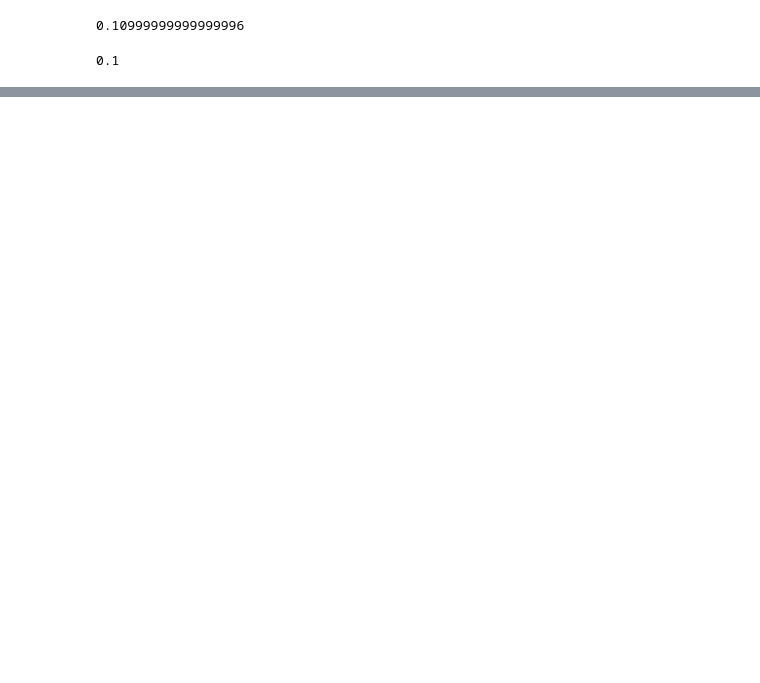
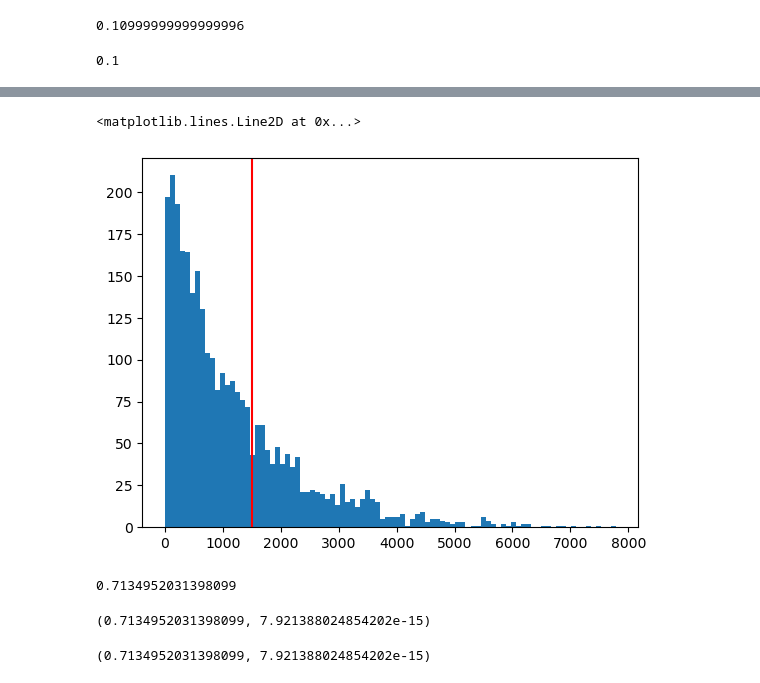
Before and after one commit to jealcalat/AEM-ITESO, a Jupyter notebook: tema_2/funciones_densidad_cdf.ipynb, the cells around one changed output, grey strips where cells are left out. Drawn from its saved outputs; the diff is of its cells as text; code cells hidden in the pictures; blank space fills up the shorter version.

```diff
--- a/tema_2/funciones_densidad_cdf.ipynb
+++ b/tema_2/funciones_densidad_cdf.ipynb
@@ -147,0 +257,24 @@ uniform.cdf(11.1, 10, 10)
+# %%
+scale = 1200
+x=1500
+expon_rvs = expon.rvs(loc=0, scale=scale,size=3000)
+plt.hist(expon_rvs,bins=90);
+plt.axvline(x,color='red')
+# %% [output]
+<matplotlib.lines.Line2D at 0x...>
+[figure, added]
+# %%
+expon.cdf(x,scale=scale)
+# %% [output]
+0.7134952031398099
+# %%
+quad(expon.pdf, 0, x, args=(0,scale))
+# %% [output]
+(0.7134952031398099, 7.921388024854202e-15)
+# %%
+def exponential(x,lam):
+    return lam*np.exp(-lam*x)
+
+quad(exponential, 0, x, args=(1/scale))
+# %% [output]
+(0.7134952031398099, 7.921388024854202e-15)
```
Also changed, not shown: parts of 20 cells of this notebook, 1 other file.
